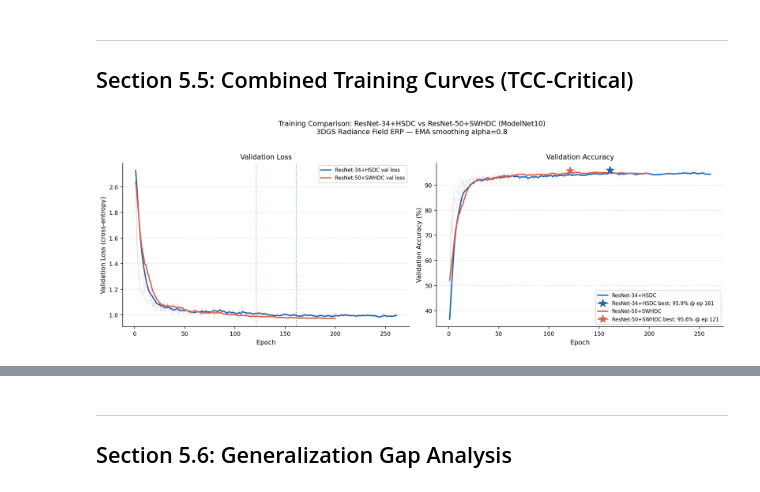
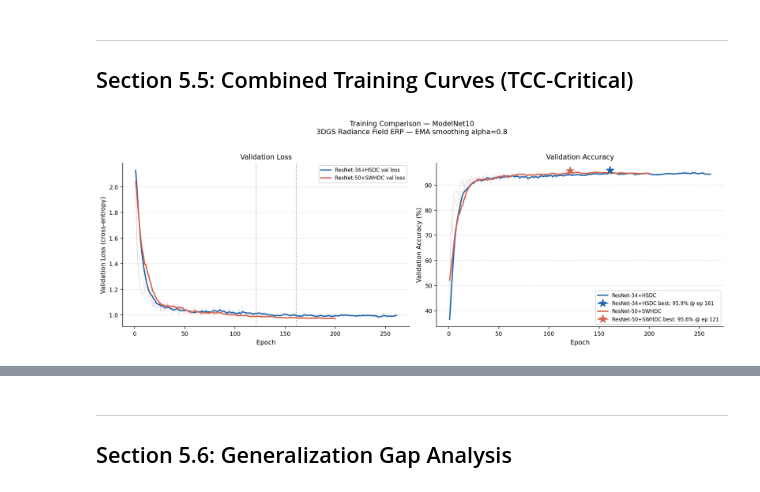
Before and after one commit to thiagolermen/gs-erp-3d-classification, a Jupyter notebook: notebooks/results_analysis.ipynb, the cells around one changed output, grey strips where cells are left out. Saved outputs shown, nothing was run; the diff lists cells and outputs as text; code cells hidden in the pictures.

Commit message:
feat: improve training and preprocessing

```diff
--- a/notebooks/results_analysis.ipynb
+++ b/notebooks/results_analysis.ipynb
@@ -576,74 +602,80 @@ Saved: c:\DEV_ENV\source\UFRGS\TCC\gs-erp-3d-classification\experiments\figures/
 ---
 ## Section 5.5: Combined Training Curves (TCC-Critical)
 # %%
-# Combined figure: val_loss and val_acc for both runs on one figure.
-# Key TCC comparison figure showing how 3DGS RF-ERP behaves across backbones.
+# Combined training curves: one figure per dataset (MN10 and MN40).
+# Key TCC comparison figures showing how 3DGS RF-ERP behaves across backbones.
 
 if not runs:
-    print("No runs available.")
+    print('No runs available.')
 else:
-    run_data = [
-        (name, entry["metrics_df"])
-        for name, entry in runs.items()
-        if entry.get("metrics_df") is not None
-    ]
+    def _plot_combined_curves(dataset_tag: str, title_suffix: str, fname: str) -> None:
+        """Plot combined val loss/acc curves for all runs matching dataset_tag."""
+        run_data = [
+            (name, entry['metrics_df'])
+            for name, entry in runs.items()
+            if dataset_tag in name.lower() and entry.get('metrics_df') is not None
+        ]
+        if not run_data:
+            print(f'No metrics DataFrames found for {dataset_tag.upper()}.')
+            return
 
-    if not run_data:
-        print("No metrics DataFrames found.")
-    else:
         fig, (ax_loss, ax_acc) = plt.subplots(1, 2, figsize=(14, 5))
         fig.suptitle(
-            "Training Comparison: ResNet-34+HSDC vs ResNet-50+SWHDC (ModelNet10)\n"
-            "3DGS Radiance Field ERP — EMA smoothing alpha=0.8",
+            f'Training Comparison \u2014 {title_suffix}\n'
+            '3DGS Radiance Field ERP \u2014 EMA smoothing alpha=0.8',
             fontsize=11, y=1.02,
         )
 
         for run_name, df in run_data:
             color, ls, label = _run_style(run_name)
-            epochs = df["epoch"].values
+            epochs = df['epoch'].values
 
-            val_loss_raw = df["val_loss"].values
-            val_acc_raw  = df["val_acc"].values
+            val_loss_raw = df['val_loss'].values
+            val_acc_raw  = df['val_acc'].values
             val_loss_s   = ema_smooth(val_loss_raw, alpha=0.8)
             val_acc_s    = ema_smooth(val_acc_raw,  alpha=0.8)
 
-            best_idx   = int(df["val_acc"].idxmax())
-            best_epoch = int(df.loc[best_idx, "epoch"])
-            best_val   = float(df.loc[best_idx, "val_acc"])
+            best_idx   = int(df['val_acc'].idxmax())
+            best_epoch = int(df.loc[best_idx, 'epoch'])
+            best_val   = float(df.loc[best_idx, 'val_acc'])
 
             # Loss panel
             ax_loss.plot(epochs, val_loss_raw, color=color, alpha=0.18, linewidth=0.8)
             ax_loss.plot(epochs, val_loss_s, color=color, linestyle=ls,
-                         linewidth=2.0, label=f"{label} val loss")
-            ax_loss.axvline(best_epoch, color=color, linestyle=":", linewidth=1.2, alpha=0.7)
+                         linewidth=2.0, label=f'{label} val loss')
+            ax_loss.axvline(best_epoch, color=color, linestyle=':', linewidth=1.2, alpha=0.7)
 
             # Accuracy panel
             ax_acc.plot(epochs, val_acc_raw, color=color, alpha=0.18, linewidth=0.8)
             ax_acc.plot(epochs, val_acc_s, color=color, linestyle=ls,
-                        linewidth=2.0, label=f"{label}")
+                        linewidth=2.0, label=f'{label}')
             ax_acc.plot(
                 best_epoch, best_val,
-                marker="*", markersize=13, color=color, zorder=5,
-                label=f"{label} best: {best_val:.1f}% @ ep {best_epoch}",
+                marker='*', markersize=13, color=color, zorder=5,
+                label=f'{label} best: {best_val:.1f}% @ ep {best_epoch}',
             )
 
-        ax_loss.set_xlabel("Epoch")
-        ax_loss.set_ylabel("Validation Loss (cross-entropy)")
-        ax_loss.set_title("Validation Loss")
-        ax_loss.legend(loc="upper right", fontsize=8)
+        ax_loss.set_xlabel('Epoch')
+        ax_loss.set_ylabel('Validation Loss (cross-entropy)')
+        ax_loss.set_title('Validation Loss')
+        ax_loss.legend(loc='upper right', fontsize=8)
 
-        ax_acc.set_xlabel("Epoch")
-        ax_acc.set_ylabel("Validation Accuracy (%)")
-        ax_acc.set_title("Validation Accuracy")
-        ax_acc.legend(loc="lower right", fontsize=8)
+        ax_acc.set_xlabel('Epoch')
+        ax_acc.set_ylabel('Validation Accuracy (%)')
+        ax_acc.set_title('Validation Accuracy')
+        ax_acc.legend(loc='lower right', fontsize=8)
 
         plt.tight_layout()
-        for ext in ("png", "pdf"):
+        for ext in ('png', 'pdf'):
             fig.savefig(
-                FIGURES_DIR / f"training_curves_combined.{ext}",
-                dpi=300, bbox_inches="tight",
+                FIGURES_DIR / f'{fname}.{ext}',
+                dpi=300, bbox_inches='tight',
             )
         plt.show()
-        print(f"Saved: {FIGURES_DIR}/training_curves_combined.*")
+        print(f'Saved: {FIGURES_DIR}/{fname}.*')
+
+    _plot_combined_curves('mn10', 'ModelNet10', 'training_curves_mn10_combined')
+    print()
+    _plot_combined_curves('mn40', 'ModelNet40', 'training_curves_mn40_combined')
 # %% [output]
-[figure, old version]
+[figure, new version]
```
Also changed, not shown: parts of 18 cells of this notebook, 13 other files.
